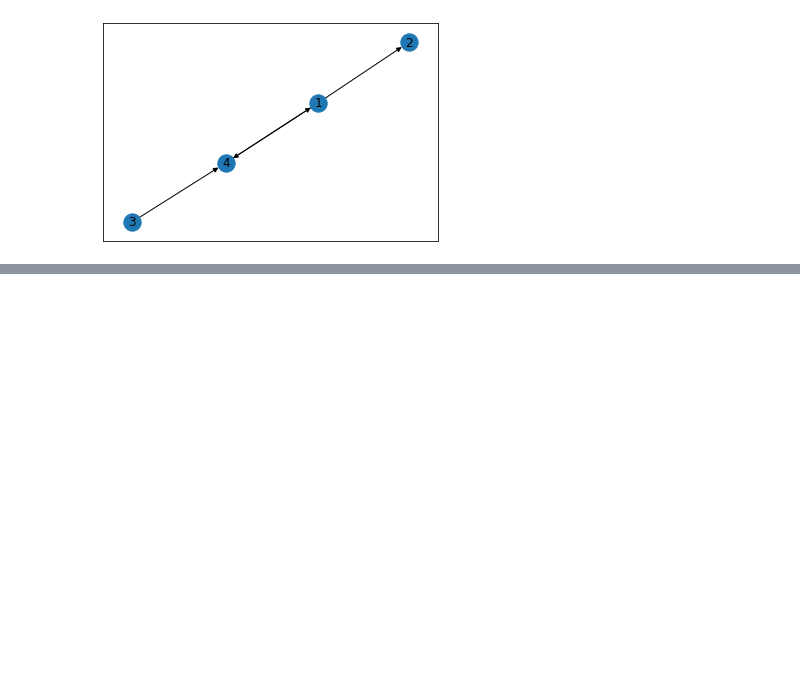
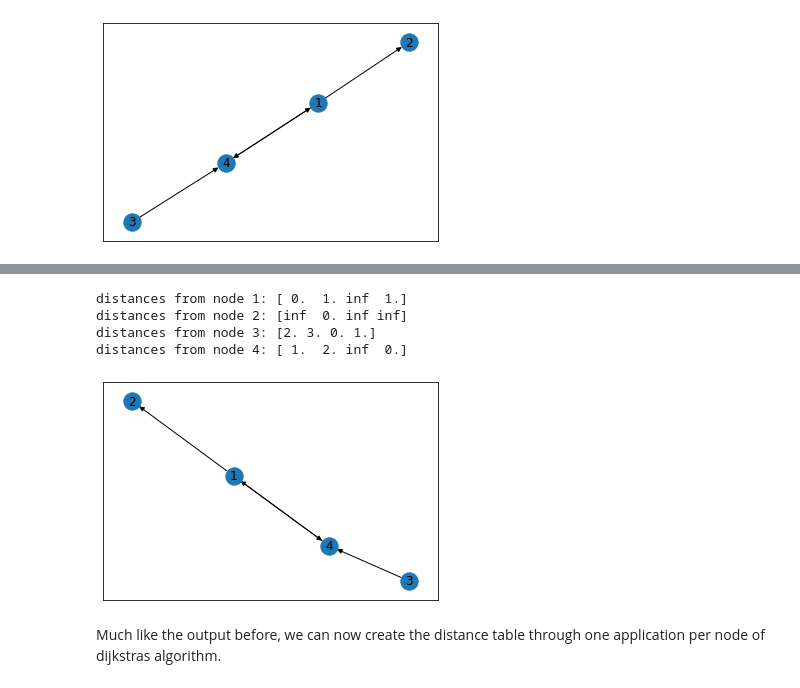
Before and after one commit to JustusMzB/networkanalysis, a Jupyter notebook: Exercise1.ipynb, the cells around one changed output, grey strips where cells are left out. Saved outputs shown, nothing was run; the diff lists cells and outputs as text; code cells hidden in the pictures; blank space fills up the shorter version.

```diff
--- a/Exercise1.ipynb
+++ b/Exercise1.ipynb
@@ -106,0 +148,36 @@ This looks like it checks out.
+# %%
+def dijkstras_shortest_paths(adj_matrix, start_index):
+    reject_if_not_ajmatrix(adjacency_matrix)
+    distances = np.full((adj_matrix.shape[0]), np.inf)
+    distances[start_index] = 0
+    neighbors = [start_index]
+    visited = np.full((adj_matrix.shape[0]), False)
+    while len(neighbors) != 0:
+        min_distance_neighbor = neighbors[0]
+        for i in neighbors:
+            if distances[i] < distances[min_distance_neighbor]:
+                min_distance_neighbor = i
+        treated_node = min_distance_neighbor
+        neighbors.remove(treated_node)
+        visited[treated_node] = True
+        for (i, j), value in np.ndenumerate(adj_matrix[treated_node]):
+            if value > 0 and not visited[j]:
+                neighbors.append(j)
+                distance_on_this_path = distances[treated_node] + value
+                if distance_on_this_path < distances[j]:
+                    distances[j] = distance_on_this_path
+    return distances
+
+print(f'distances from node 1: {dijkstras_shortest_paths(adjacency_matrix, 0)}')
+print(f'distances from node 2: {dijkstras_shortest_paths(adjacency_matrix, 1)}')
+print(f'distances from node 3: {dijkstras_shortest_paths(adjacency_matrix, 2)}')
+print(f'distances from node 4: {dijkstras_shortest_paths(adjacency_matrix, 3)}')
+nx.draw_networkx(digraph)
+# %% [output]
+distances from node 1: [ 0.  1. inf  1.]
+distances from node 2: [inf  0. inf inf]
+distances from node 3: [2. 3. 0. 1.]
+distances from node 4: [ 1.  2. inf  0.]
+[figure, added]
+# %% [markdown]
+Much like the output before, we can now create the distance table through one application per node of dijkstras algorithm.
```
Also changed, not shown: parts of 8 cells of this notebook.
